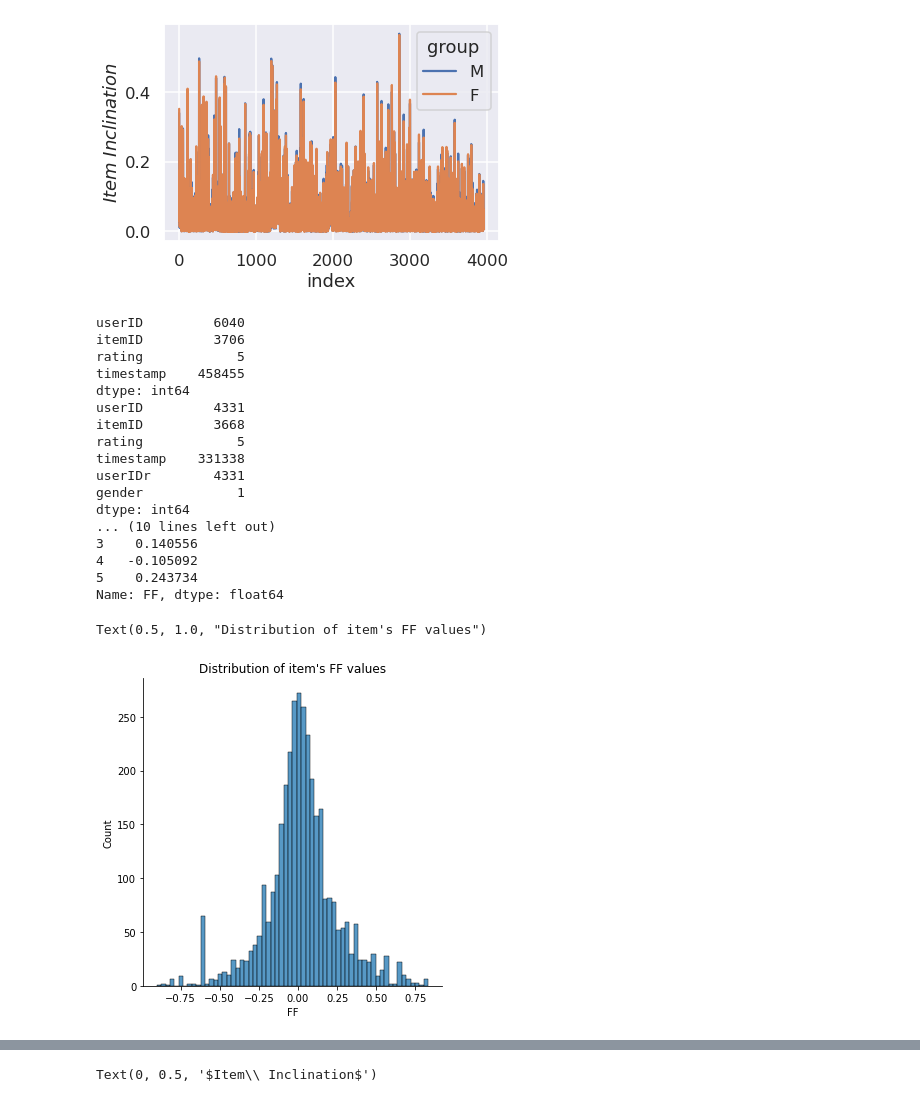
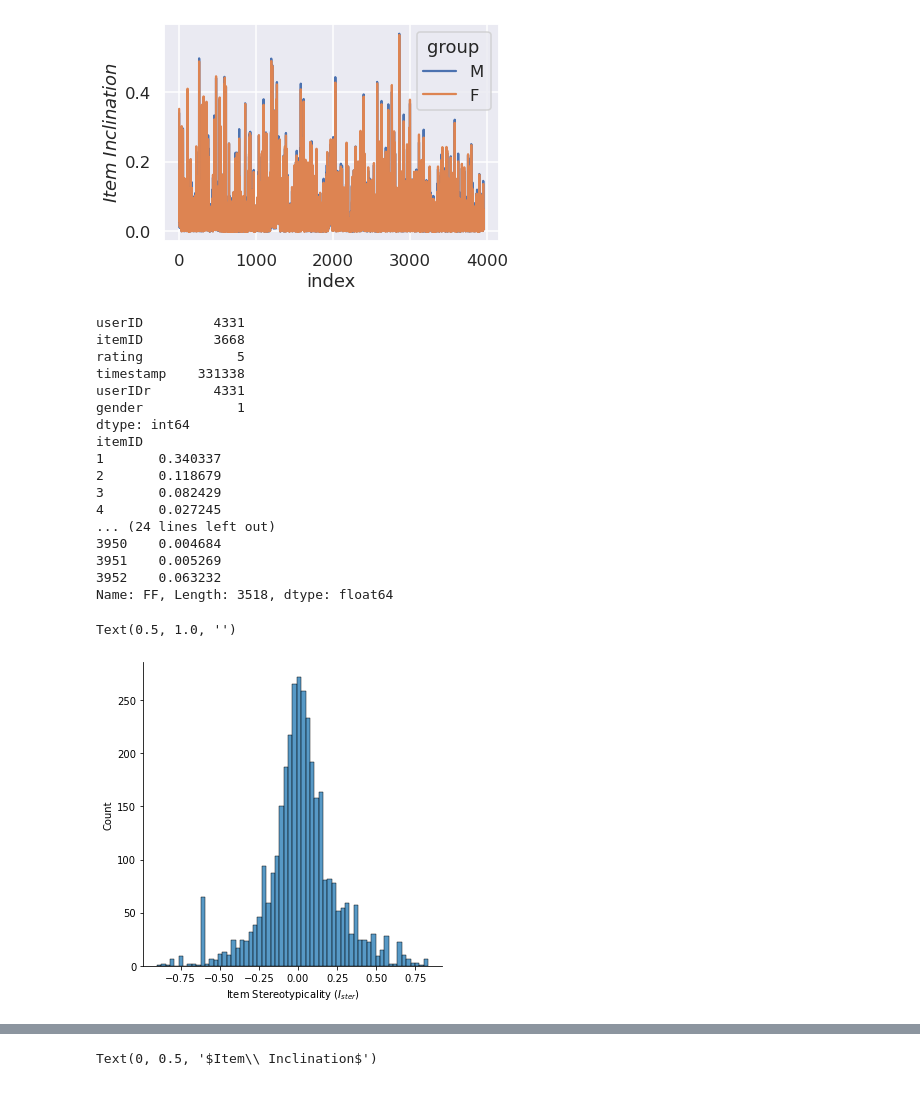
Before and after one commit to gescobedo/SBO, a Jupyter notebook: perturbation.ipynb, the cells around one changed output, grey strips where cells are left out. Saved outputs shown, nothing was run; the diff lists cells and outputs as text; code cells hidden in the pictures.

```diff
--- a/perturbation.ipynb
+++ b/perturbation.ipynb
@@ -197,37 +196,36 @@ Text(0, 0.5, '$Item\\ Inclination$')
 # %%
 
 
 data_inter = pd.read_csv(ROOT_DIR/"ml-1m/ratings.dat",sep="::",names=["userID","itemID","rating","timestamp"],engine="python")
 data_user = pd.read_csv(ROOT_DIR/"ml-1m/users.dat",sep="::",names=["userID","gender","age","occcupation","zipcode"],engine="python")
 
 joined = data_inter.join(data_user[["userID","gender"]], on="userID",how="left", lsuffix='', rsuffix='r').dropna()
 user_groups= {"gender":["M","F"]}
 rel_freq  = calc_rel_freq_inter(joined,user_groups)
 ff =calculate_ff(rel_freq,"gender_M","gender_F")
-ff.name="FF"
-print(ff.head())
-ff.to_csv("ml-1m-ff-values.csv")
+#ff.to_csv("lastfm-ff-values-M2F.csv")
+ff.name = "Item Stereotypicality $(I_{ster})$"
 sns.displot(ff)
-plt.title("Distribution of item's FF values")
+plt.title("")
 # %% [output]
-userID         6040
-itemID         3706
-rating            5
-timestamp    458455
-dtype: int64
 userID         4331
 itemID         3668
 rating            5
 timestamp    331338
 userIDr        4331
 gender            1
 dtype: int64
-... (10 lines left out)
-3    0.140556
-4   -0.105092
-5    0.243734
-Name: FF, dtype: float64
+itemID
+1       0.340337
+2       0.118679
+3       0.082429
+4       0.027245
+... (24 lines left out)
+3950    0.004684
+3951    0.005269
+3952    0.063232
+Name: FF, Length: 3518, dtype: float64
-Text(0.5, 1.0, "Distribution of item's FF values")
+Text(0.5, 1.0, '')
-[figure, old version]
+[figure, new version]
 # %%
 
```
Also changed, not shown: parts of 3 cells of this notebook, 4 other files.
